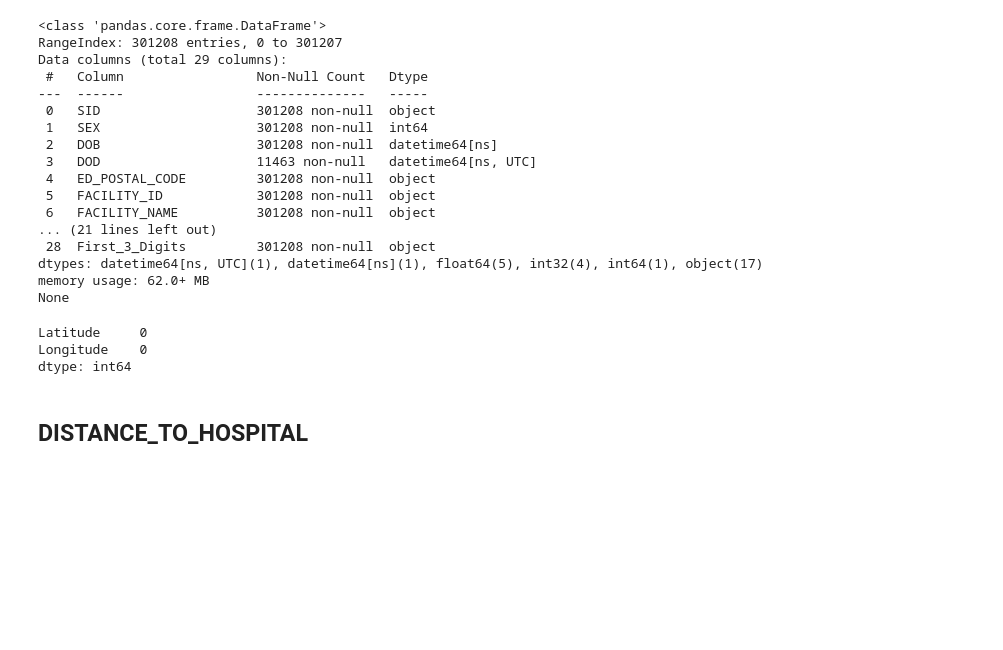
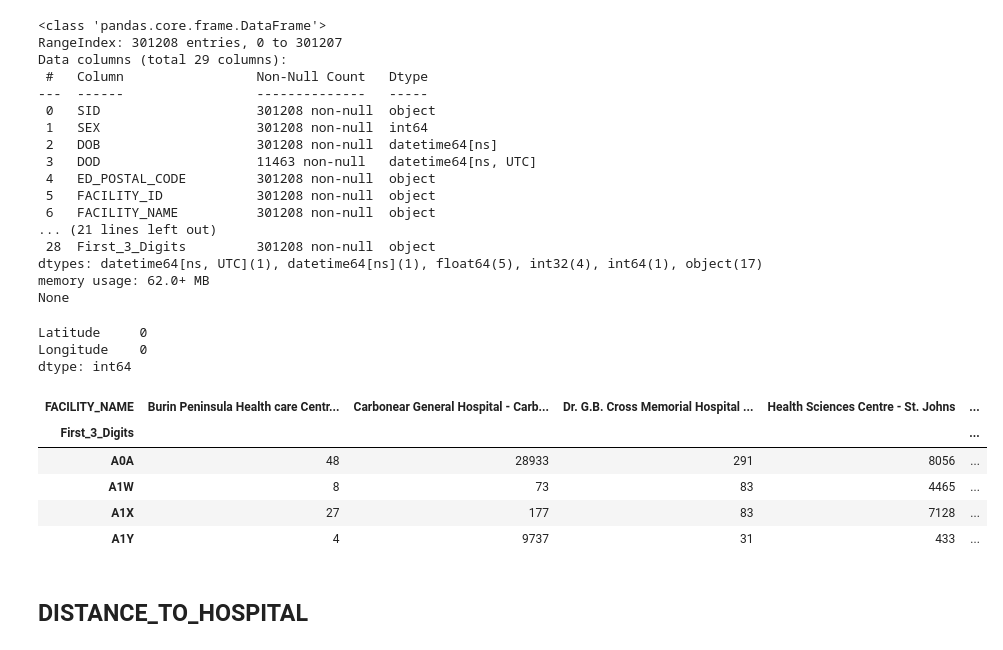
Before and after one commit to clariss95/Enhancing_XAI_MUN, a Jupyter notebook: preprocessing_features_fix.ipynb, the cells around one changed output. Cells and saved outputs as stored; diff of their text form; code cells hidden in the pictures; blank space fills up the shorter version.

```diff
--- a/preprocessing_features_fix.ipynb
+++ b/preprocessing_features_fix.ipynb
@@ -743,6 +743,28 @@ print(df_event_log_visits[['Latitude', 'Longitude']].isnull().sum())
 Latitude     0
 Longitude    0
 dtype: int64
+# %%
+
+# Assuming 'First_3_Digits' represents the first 3 digits of postal codes
+
+# List of postal codes corresponding to Conception Bay ('A1X', 'A1W' - CBS , 'A0A', 'A1Y' - CBN)
+conception_bay_postal_codes = ['A1X', 'A1W', 'A0A', 'A1Y']
+
+# Filter the dataset for Conception Bay postal codes
+cbn_data = df_event_log_visits[df_event_log_visits['First_3_Digits'].isin(conception_bay_postal_codes)]
+
+# Create a cross-tabulation of postal codes with hospital sites
+cross_tab = pd.crosstab(cbn_data['First_3_Digits'], cbn_data['FACILITY_NAME'])
+
+# Output the cross-tabulation
+cross_tab
+# %% [output]
+| FACILITY_NAME | Burin Peninsula Health care Centr... | Carbonear General Hospital - Carb... | Dr. G.B. Cross Memorial Hospital ... | Health Sciences Centre - St. Johns | ... |
+| First_3_Digits |  |  |  |  | ... |
+| A0A | 48 | 28933 | 291 | 8056 | ... |
+| A1W | 8 | 73 | 83 | 4465 | ... |
+| A1X | 27 | 177 | 83 | 7128 | ... |
+| A1Y | 4 | 9737 | 31 | 433 | ... |
 # %% [markdown]
 ## DISTANCE_TO_HOSPITAL
 # %%
```
Also changed, not shown: parts of 28 cells of this notebook.
